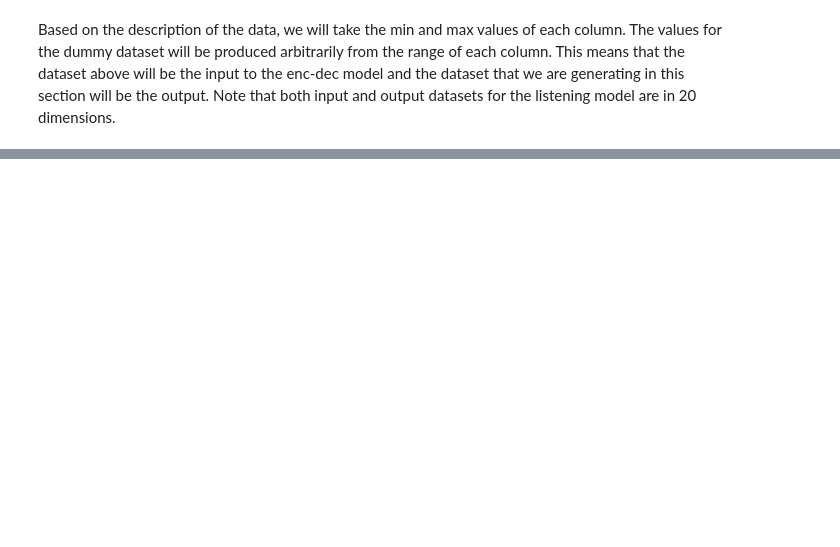
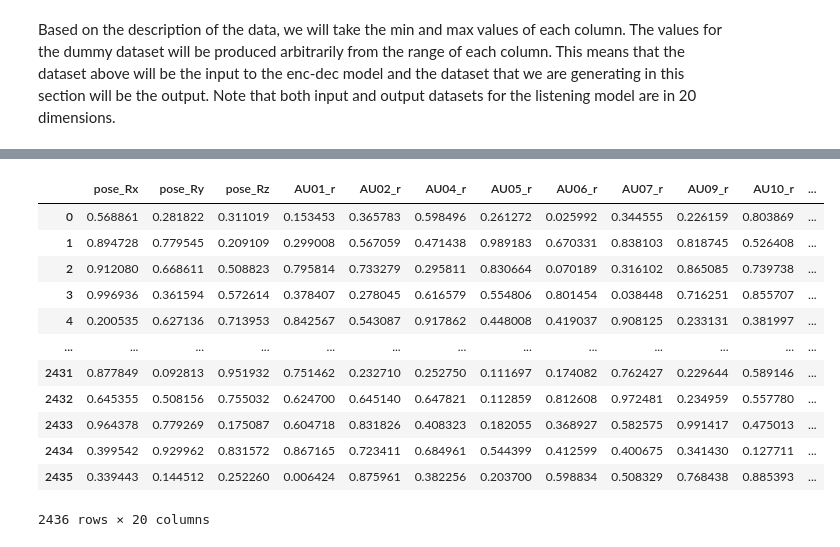
Before and after one commit to Mempage-Technologies/Face2Face, a Jupyter notebook: Face2FaceFinal.ipynb, the cells around one changed output, grey strips where cells are left out. Cells and saved outputs as stored; diff of their text form; code cells hidden in the pictures; blank space fills up the shorter version.

Commit message:
normalized the dataset

```diff
--- a/Face2FaceFinal.ipynb
+++ b/Face2FaceFinal.ipynb
@@ -100,0 +109,45 @@ The dummy data has been created now. Let's define what else do we need for the b
+# %%
+#normalizing the dataset
+'''
+To normalize the dataset we will do the following
+1. Take the data from videoplayback.csv and make it as our X's
+2. Take the data from dummyData.csv and make it as our Y's
+3. Using MinMax preprocessing, we normalize the data such that the values
+in the columns are in the range 0-1
+4. Arrange the data as X, Y points and save
+'''
+
+X = pd.read_csv("videoplayback.csv")
+Y = pd.read_csv("dummyData.csv")
+columns = list(X)[3:]
+columns = [i for i in columns if "_c" not in i]
+
+#the columns have been filtered according to the 20 dimensional vector that is the input to the listening model
+X = X[columns]
+Y = Y[columns]
+
+#now let's normalize the data
+x = X.values #numpy version
+y = Y.values
+min_max_scaler = preprocessing.MinMaxScaler()
+x_scaled = min_max_scaler.fit_transform(x)
+y_scaled = min_max_scaler.fit_transform(y)
+
+X = pd.DataFrame(columns = columns, data=x_scaled)
+Y = pd.DataFrame(columns = columns, data=y_scaled)
+# %%
+Y
+# %% [output]
+|  | pose_Rx | pose_Ry | pose_Rz | AU01_r | AU02_r | AU04_r | AU05_r | AU06_r | AU07_r | AU09_r | AU10_r | ... |
+| 0 | 0.568861 | 0.281822 | 0.311019 | 0.153453 | 0.365783 | 0.598496 | 0.261272 | 0.025992 | 0.344555 | 0.226159 | 0.803869 | ... |
+| 1 | 0.894728 | 0.779545 | 0.209109 | 0.299008 | 0.567059 | 0.471438 | 0.989183 | 0.670331 | 0.838103 | 0.818745 | 0.526408 | ... |
+| 2 | 0.912080 | 0.668611 | 0.508823 | 0.795814 | 0.733279 | 0.295811 | 0.830664 | 0.070189 | 0.316102 | 0.865085 | 0.739738 | ... |
+| 3 | 0.996936 | 0.361594 | 0.572614 | 0.378407 | 0.278045 | 0.616579 | 0.554806 | 0.801454 | 0.038448 | 0.716251 | 0.855707 | ... |
+| 4 | 0.200535 | 0.627136 | 0.713953 | 0.842567 | 0.543087 | 0.917862 | 0.448008 | 0.419037 | 0.908125 | 0.233131 | 0.381997 | ... |
+| ... | ... | ... | ... | ... | ... | ... | ... | ... | ... | ... | ... | ... |
+| 2431 | 0.877849 | 0.092813 | 0.951932 | 0.751462 | 0.232710 | 0.252750 | 0.111697 | 0.174082 | 0.762427 | 0.229644 | 0.589146 | ... |
+| 2432 | 0.645355 | 0.508156 | 0.755032 | 0.624700 | 0.645140 | 0.647821 | 0.112859 | 0.812608 | 0.972481 | 0.234959 | 0.557780 | ... |
+| 2433 | 0.964378 | 0.779269 | 0.175087 | 0.604718 | 0.831826 | 0.408323 | 0.182055 | 0.368927 | 0.582575 | 0.991417 | 0.475013 | ... |
+| 2434 | 0.399542 | 0.929962 | 0.831572 | 0.867165 | 0.723411 | 0.684961 | 0.544399 | 0.412599 | 0.400675 | 0.341430 | 0.127711 | ... |
+| 2435 | 0.339443 | 0.144512 | 0.252260 | 0.006424 | 0.875961 | 0.382256 | 0.203700 | 0.598834 | 0.508329 | 0.768438 | 0.885393 | ... |
+2436 rows × 20 columns
```
Also changed, not shown: parts of 2 cells of this notebook.
